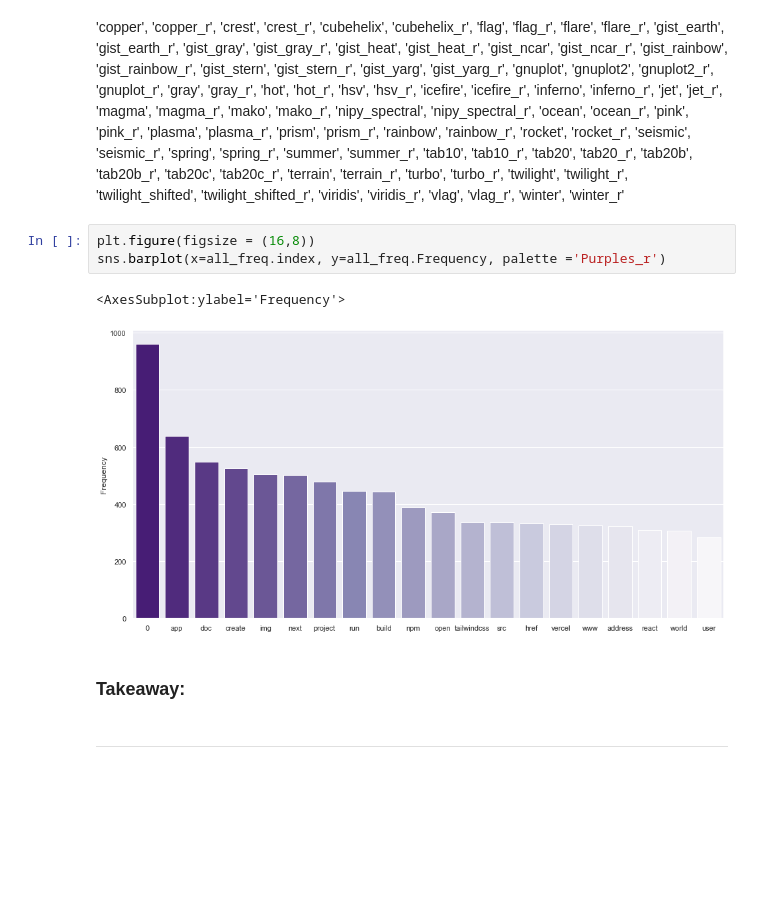
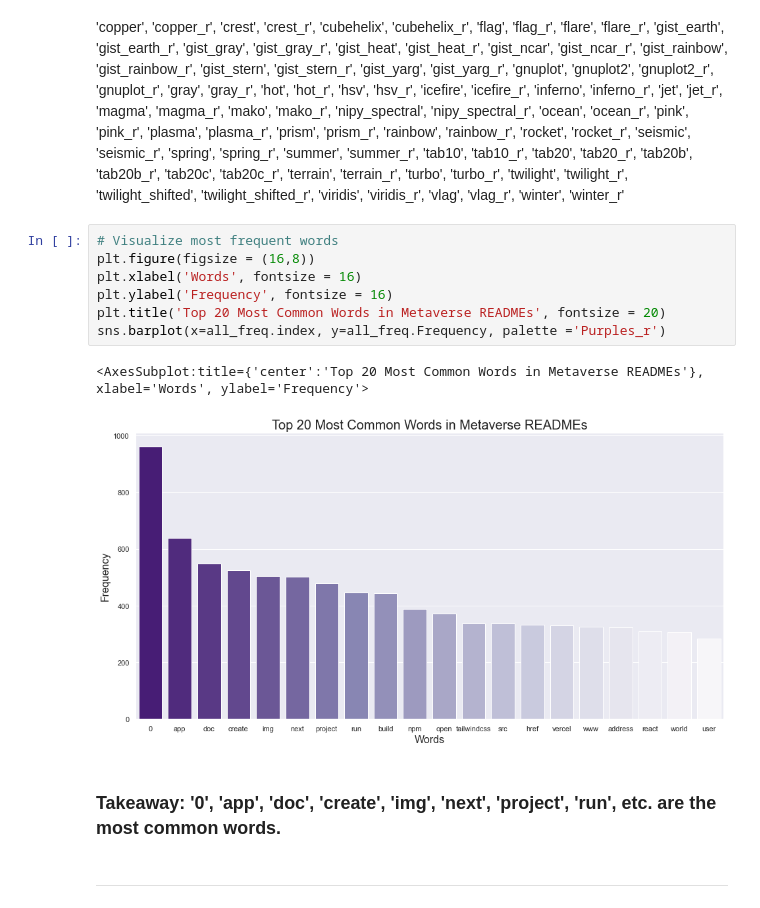
Before and after one commit to MBM-nlp/github_classification_project, a Jupyter notebook: meredith_eda.ipynb, the cells around one changed output. Cells and saved outputs as stored; diff of their text form; blank space fills up the shorter version.

```diff
--- a/meredith_eda.ipynb
+++ b/meredith_eda.ipynb
@@ -307,11 +307,15 @@ all_freq
 # %%
+# Visualize most frequent words
 plt.figure(figsize = (16,8))
+plt.xlabel('Words', fontsize = 16)
+plt.ylabel('Frequency', fontsize = 16)
+plt.title('Top 20 Most Common Words in Metaverse READMEs', fontsize = 20)
 sns.barplot(x=all_freq.index, y=all_freq.Frequency, palette ='Purples_r')
 # %% [output]
-<AxesSubplot:ylabel='Frequency'>
+<AxesSubplot:title={'center':'Top 20 Most Common Words in Metaverse READMEs'}, xlabel='Words', ylabel='Frequency'>
-[figure, old version]
+[figure, new version]
-# %% [markdown]
-### Takeaway:
+# %% [markdown]
+### Takeaway: '0', 'app', 'doc', 'create', 'img', 'next', 'project', 'run', etc. are the most common words.
 # %% [markdown]
 ***
 # %% [markdown]
```
Also changed, not shown: parts of 1 cell of this notebook.
